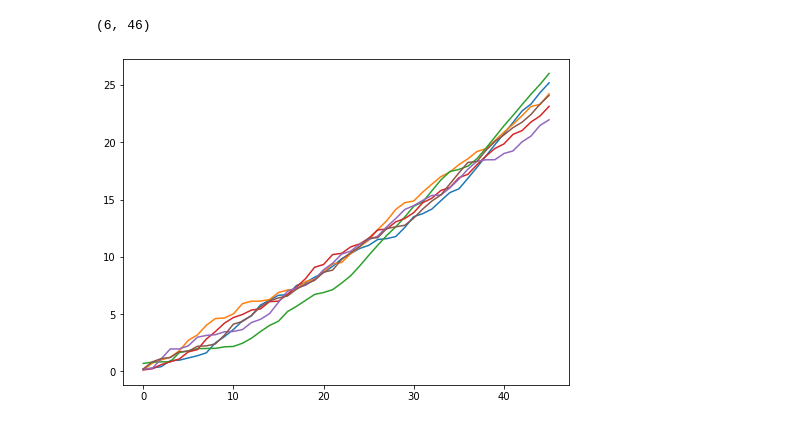
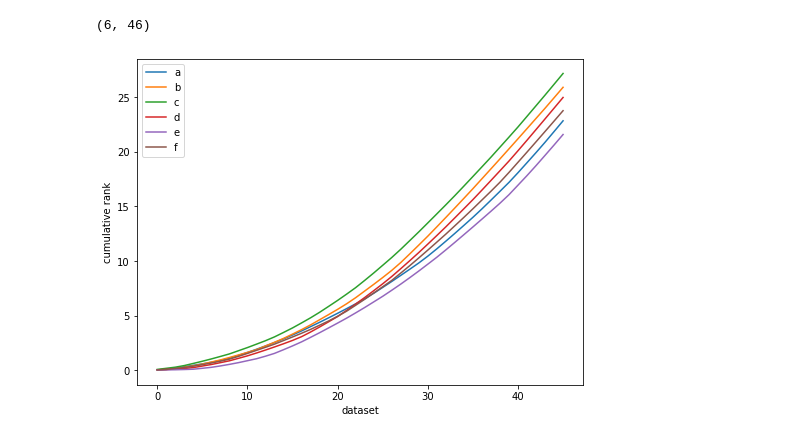
Before and after one commit to mdabashar/Data-Visualisation, a Jupyter notebook: Cumulative Ranking.ipynb, the cells around one changed output. Drawn from its saved outputs; the diff is of its cells as text; code cells hidden in the pictures.

```diff
--- a/Cumulative Ranking.ipynb
+++ b/Cumulative Ranking.ipynb
@@ -9,18 +9,21 @@ data.shape
 # %%
 def cumuRanking(data):
     cdata = []
-    sorted_index = np.argsort(np.average(data, axis=0))
     for row in data:
         crow = []
         c = 0
-        for idx in sorted_index:
-            c += row[idx]
+        row = np.sort(row)
+        for col in row:
+            c += col
             crow.append(c)
         cdata.append(crow)
     cdata = np.array(cdata)
     f,ax = plt.subplots(figsize=(8,6))
     for crow in cdata:
         ax.plot(range(cdata.shape[1]), crow)
+    plt.xlabel('dataset')
+    plt.ylabel('cumulative rank')
+    plt.legend(['a', 'b', 'c', 'd', 'e', 'f'])
 cumuRanking(data)
 # %% [output]
-[figure, old version]
+[figure, new version]
```
